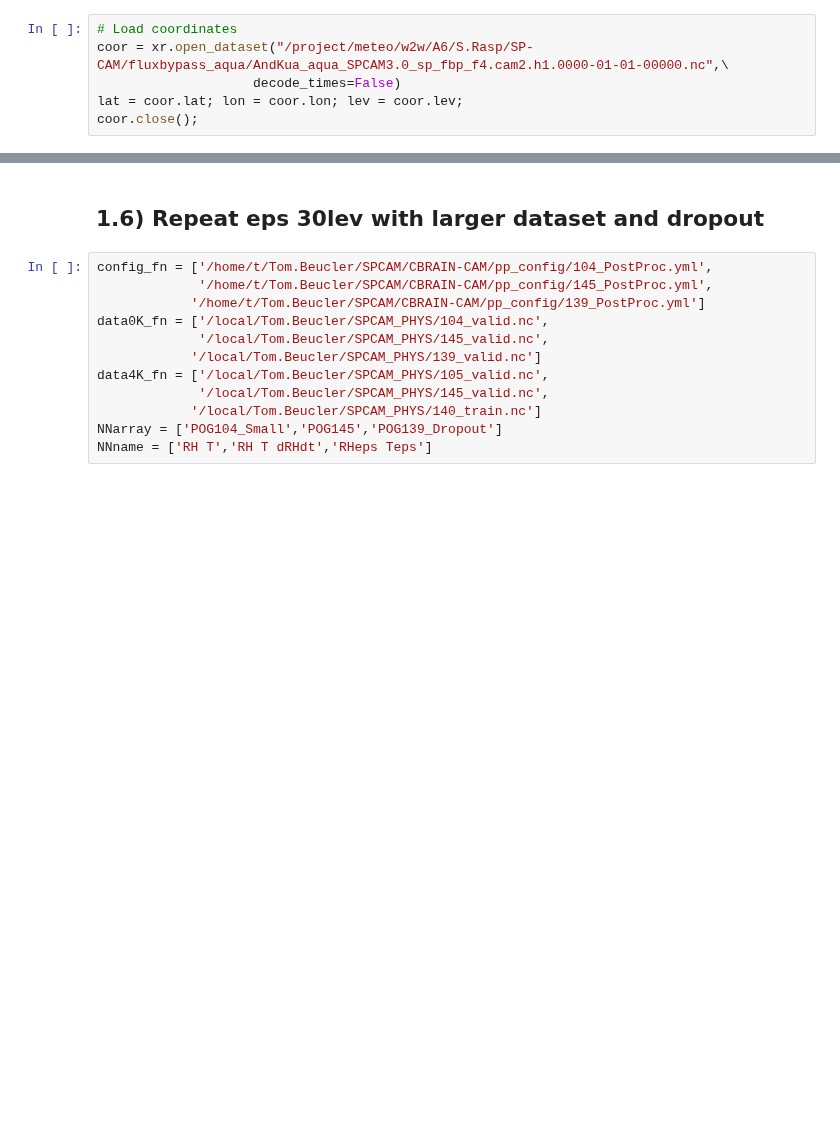
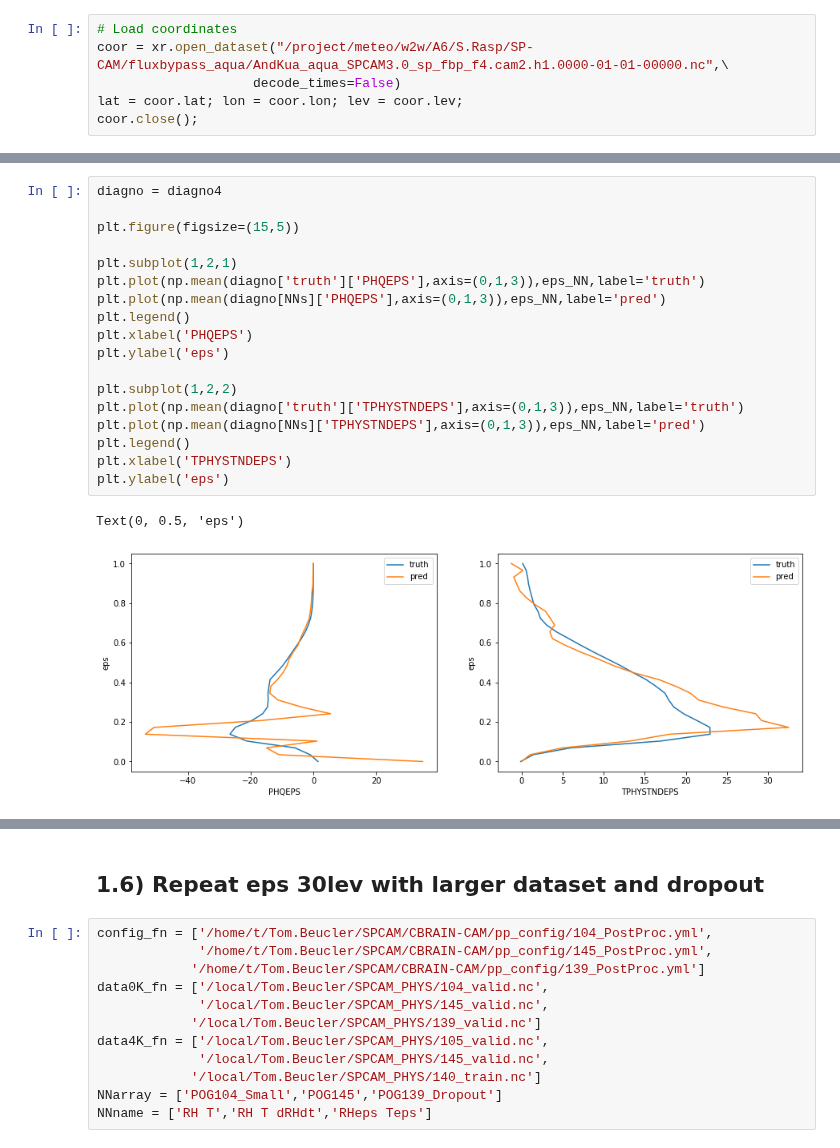
Before and after one commit to wallingTACC/CBRAIN-CAM, a Jupyter notebook: notebooks/tbeucler_devlog/033_Reinterpolate_eps_NN_back.ipynb, the cells around one changed output, grey strips where cells are left out. Saved outputs shown, nothing was run; the diff lists cells and outputs as text; blank space fills up the shorter version.

```diff
--- a/notebooks/tbeucler_devlog/033_Reinterpolate_eps_NN_back.ipynb
+++ b/notebooks/tbeucler_devlog/033_Reinterpolate_eps_NN_back.ipynb
@@ -442,3 +429,24 @@ NNs
+# %%
+diagno = diagno4
+
+plt.figure(figsize=(15,5))
+
+plt.subplot(1,2,1)
+plt.plot(np.mean(diagno['truth']['PHQEPS'],axis=(0,1,3)),eps_NN,label='truth')
+plt.plot(np.mean(diagno[NNs]['PHQEPS'],axis=(0,1,3)),eps_NN,label='pred')
+plt.legend()
+plt.xlabel('PHQEPS')
+plt.ylabel('eps')
+
+plt.subplot(1,2,2)
+plt.plot(np.mean(diagno['truth']['TPHYSTNDEPS'],axis=(0,1,3)),eps_NN,label='truth')
+plt.plot(np.mean(diagno[NNs]['TPHYSTNDEPS'],axis=(0,1,3)),eps_NN,label='pred')
+plt.legend()
+plt.xlabel('TPHYSTNDEPS')
+plt.ylabel('eps')
+# %% [output]
+Text(0, 0.5, 'eps')
+[figure, added]
 # %%
 diagno = diagno4
 
```
Also changed, not shown: parts of 11 cells of this notebook, 2 other files.
